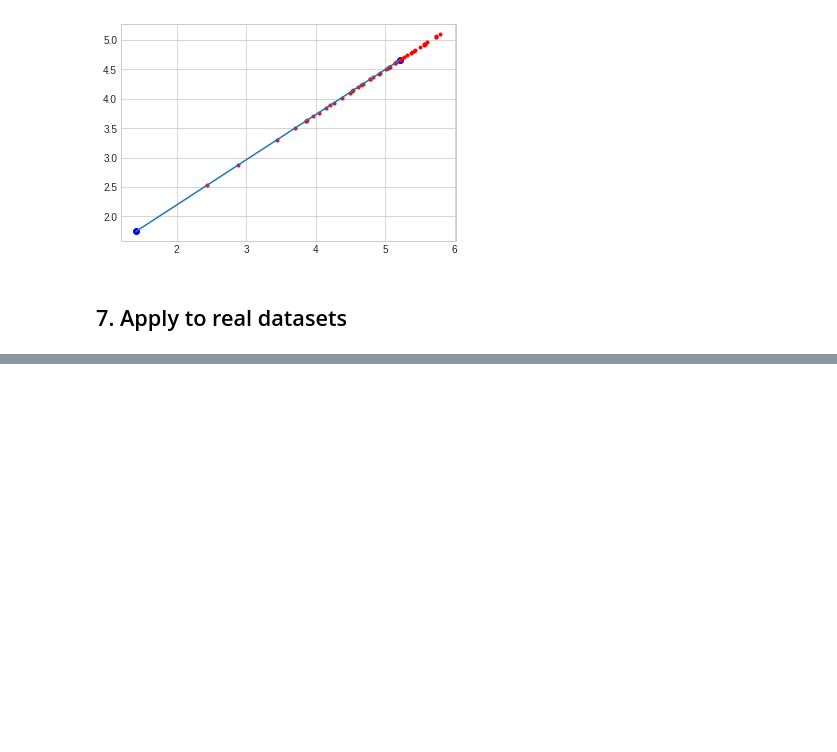
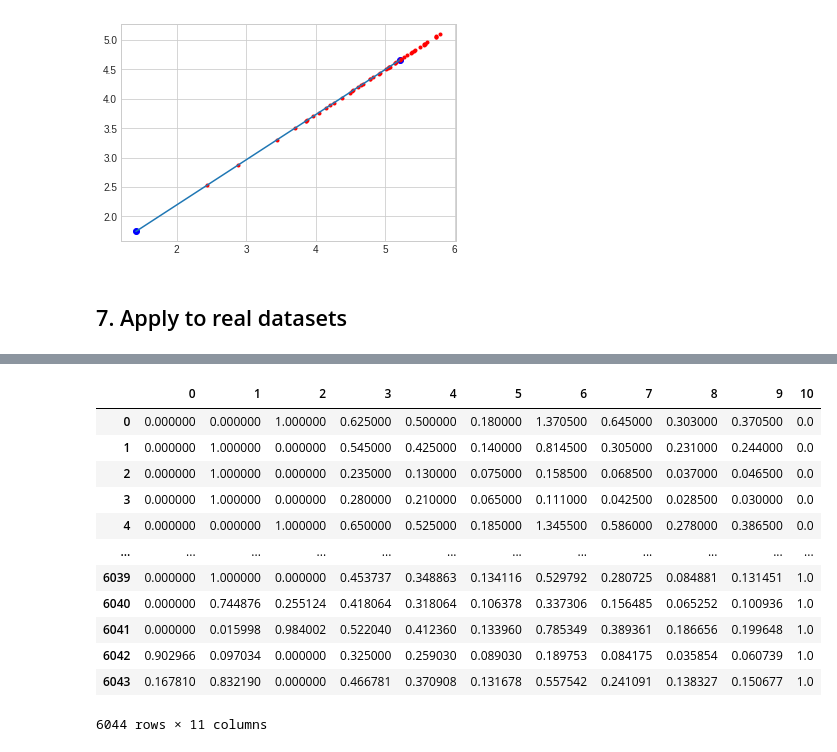
Before and after one commit to DmitriiDenisov/research_oversampling, a Jupyter notebook: Research_gamma.ipynb, the cells around one changed output, grey strips where cells are left out. Saved outputs shown, nothing was run; the diff lists cells and outputs as text; code cells hidden in the pictures; blank space fills up the shorter version.

Commit message:
Build pipeline for datasets: 1. Split on test/train 2. Augment train part 3. Shuffle train 4. Drop target from aug_train 5. Fit 6. Predict and metrics

```diff
--- a/Research_gamma.ipynb
+++ b/Research_gamma.ipynb
@@ -410,7 +415,5 @@ import pandas as pd
 def get_dataset_pd(name):
   X = pd.DataFrame(fetch_datasets()[name]['data'])
   target = pd.DataFrame(fetch_datasets()[name]['target']).replace(-1, 0)
+  assert target.shape[0] == X.shape[0]
   return X, target
-# %%
-X, y = get_dataset_pd('abalone')
-X['y'] = target
@@ -459,0 +453,35 @@ df_new
+# %%
+X, y = get_dataset_pd('abalone')
+X['y'] = y
+
+# 1. Split on test and train
+X_train, X_test, y_train, y_test = train_test_split(X, y, test_size=0.2) # random_state=42
+
+# 2. Augment train part by generating new minority points
+X_train_aug = aug_train(X_train)
+
+# 3. Shuffle
+X_train_aug = X_train_aug.sample(frac=1) # shuffle
+
+# 4. Drop target from train
+y_train_aug = X_train_aug['y']
+X_train_aug = X_train_aug.drop('y', 1)
+
+# 5. Fit:
+
+
+# 6. Predict:
+# %% [output]
+|  | 0 | 1 | 2 | 3 | 4 | 5 | 6 | 7 | 8 | 9 | 10 |
+| 0 | 0.000000 | 0.000000 | 1.000000 | 0.625000 | 0.500000 | 0.180000 | 1.370500 | 0.645000 | 0.303000 | 0.370500 | 0.0 |
+| 1 | 0.000000 | 1.000000 | 0.000000 | 0.545000 | 0.425000 | 0.140000 | 0.814500 | 0.305000 | 0.231000 | 0.244000 | 0.0 |
+| 2 | 0.000000 | 1.000000 | 0.000000 | 0.235000 | 0.130000 | 0.075000 | 0.158500 | 0.068500 | 0.037000 | 0.046500 | 0.0 |
+| 3 | 0.000000 | 1.000000 | 0.000000 | 0.280000 | 0.210000 | 0.065000 | 0.111000 | 0.042500 | 0.028500 | 0.030000 | 0.0 |
+| 4 | 0.000000 | 0.000000 | 1.000000 | 0.650000 | 0.525000 | 0.185000 | 1.345500 | 0.586000 | 0.278000 | 0.386500 | 0.0 |
+| ... | ... | ... | ... | ... | ... | ... | ... | ... | ... | ... | ... |
+| 6039 | 0.000000 | 1.000000 | 0.000000 | 0.453737 | 0.348863 | 0.134116 | 0.529792 | 0.280725 | 0.084881 | 0.131451 | 1.0 |
+| 6040 | 0.000000 | 0.744876 | 0.255124 | 0.418064 | 0.318064 | 0.106378 | 0.337306 | 0.156485 | 0.065252 | 0.100936 | 1.0 |
+| 6041 | 0.000000 | 0.015998 | 0.984002 | 0.522040 | 0.412360 | 0.133960 | 0.785349 | 0.389361 | 0.186656 | 0.199648 | 1.0 |
+| 6042 | 0.902966 | 0.097034 | 0.000000 | 0.325000 | 0.259030 | 0.089030 | 0.189753 | 0.084175 | 0.035854 | 0.060739 | 1.0 |
+| 6043 | 0.167810 | 0.832190 | 0.000000 | 0.466781 | 0.370908 | 0.131678 | 0.557542 | 0.241091 | 0.138327 | 0.150677 | 1.0 |
+6044 rows × 11 columns
```
Also changed, not shown: parts of 12 cells of this notebook.
